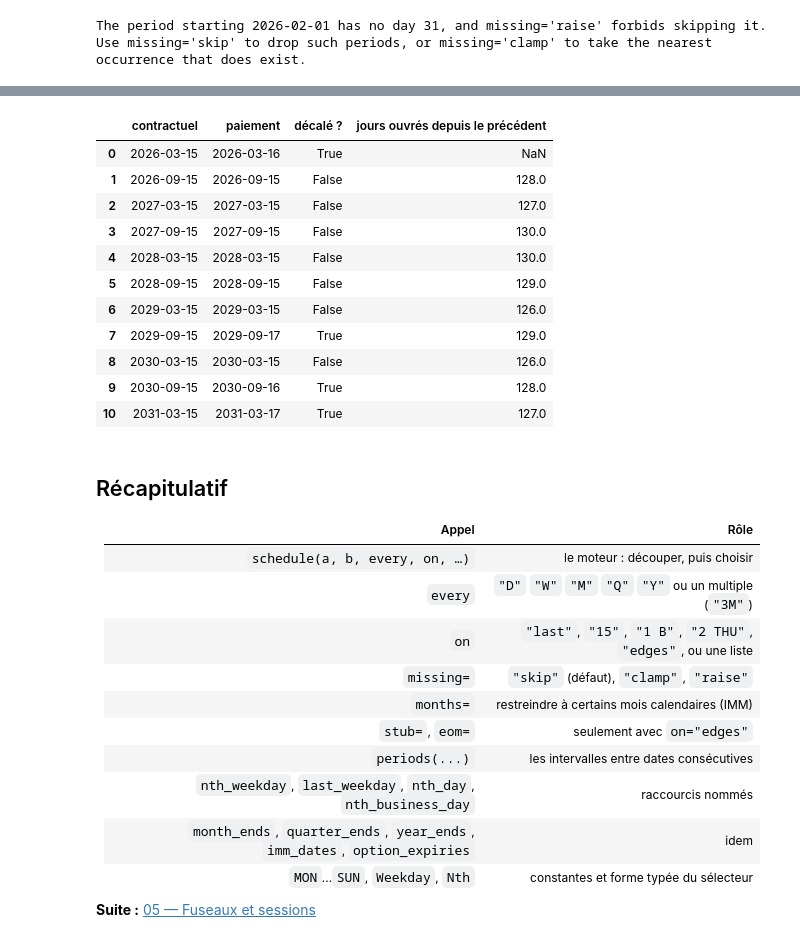
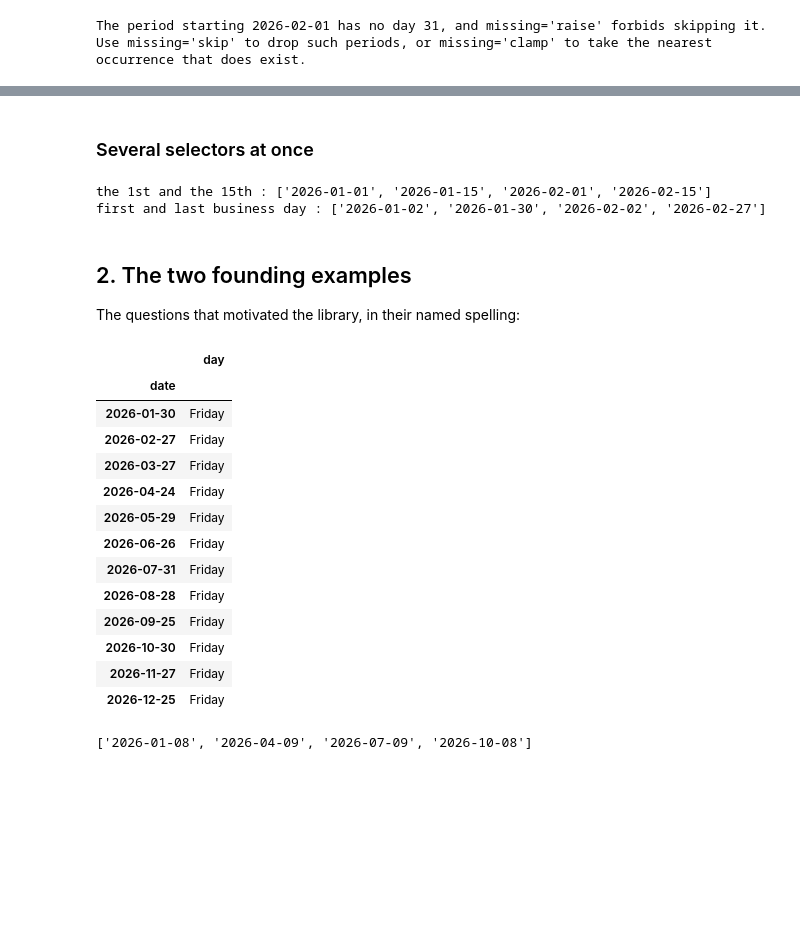
Before and after one commit to Caymaar/better-calendar, a Jupyter notebook: notebooks/04-recurrences-and-schedules.ipynb, the cells around one changed output, grey strips where cells are left out. Drawn from its saved outputs; the diff is of its cells as text; code cells hidden in the pictures; blank space fills up the shorter version.

```diff
--- a/notebooks/04-recurrences-et-echeanciers.ipynb
+++ b/notebooks/04-recurrences-and-schedules.ipynb
@@ -532,42 +171,37 @@ Semestriel, du 15 mars 2026 au 15 mars 2031, réglé en zone euro.
-# %%
-contractuel = schedule("2026-03-15", "2031-03-15", "6M", "edges")
-paiement = schedule("2026-03-15", "2031-03-15", "6M", "edges",
-                    cal="fin:TARGET2", roll="MF")
-
-coupons = pd.DataFrame({"contractuel": montre(contractuel), "paiement": montre(paiement)})
-coupons["décalé ?"] = coupons["contractuel"] != coupons["paiement"]
-coupons["jours ouvrés depuis le précédent"] = [None] + [
-    bcal.count(a, b, cal="fin:TARGET2")
-    for a, b in zip(coupons["paiement"], coupons["paiement"][1:])
-]
-coupons
-# %% [output]
-|  | contractuel | paiement | décalé ? | jours ouvrés depuis le précédent |
-| 0 | 2026-03-15 | 2026-03-16 | True | NaN |
-| 1 | 2026-09-15 | 2026-09-15 | False | 128.0 |
-| 2 | 2027-03-15 | 2027-03-15 | False | 127.0 |
-| 3 | 2027-09-15 | 2027-09-15 | False | 130.0 |
-| 4 | 2028-03-15 | 2028-03-15 | False | 130.0 |
-| 5 | 2028-09-15 | 2028-09-15 | False | 129.0 |
-| 6 | 2029-03-15 | 2029-03-15 | False | 126.0 |
-| 7 | 2029-09-15 | 2029-09-17 | True | 129.0 |
-| 8 | 2030-03-15 | 2030-03-15 | False | 126.0 |
-| 9 | 2030-09-15 | 2030-09-16 | True | 128.0 |
-| 10 | 2031-03-15 | 2031-03-17 | True | 127.0 |
-# %% [markdown]
-## Récapitulatif
-
-| Appel | Rôle |
-|---|---|
-| `schedule(a, b, every, on, …)` | le moteur : découper, puis choisir |
-| `every` | `"D"` `"W"` `"M"` `"Q"` `"Y"` ou un multiple (`"3M"`) |
-| `on` | `"last"`, `"15"`, `"1 B"`, `"2 THU"`, `"edges"`, ou une liste |
-| `missing=` | `"skip"` (défaut), `"clamp"`, `"raise"` |
-| `months=` | restreindre à certains mois calendaires (IMM) |
-| `stub=`, `eom=` | seulement avec `on="edges"` |
-| `periods(...)` | les intervalles entre dates consécutives |
-| `nth_weekday`, `last_weekday`, `nth_day`, `nth_business_day` | raccourcis nommés |
-| `month_ends`, `quarter_ends`, `year_ends`, `imm_dates`, `option_expiries` | idem |
-| `MON`…`SUN`, `Weekday`, `Nth` | constantes et forme typée du sélecteur |
-
-**Suite :** [05 — Fuseaux et sessions](05-fuseaux-et-sessions.ipynb)
+# %% [markdown]
+### Several selectors at once
+# %%
+print("the 1st and the 15th :", show(schedule("2026-01-01", "2026-02-28", "M", ["1", "15"])))
+print("first and last business day :",
+      show(schedule("2026-01-01", "2026-02-28", "M", ["1 B", "last B"], cal="XNYS")))
+# %% [output]
+the 1st and the 15th : ['2026-01-01', '2026-01-15', '2026-02-01', '2026-02-15']
+first and last business day : ['2026-01-02', '2026-01-30', '2026-02-02', '2026-02-27']
+# %% [markdown]
+## 2. The two founding examples
+
+The questions that motivated the library, in their named spelling:
+# %%
+last_fridays = bcal.last_weekday("2026-01-01", "2026-12-31", FRI)
+pd.DataFrame(
+    {"date": show(last_fridays), "day": last_fridays.strftime("%A")}
+).set_index("date")
+# %% [output]
+|  | day |
+| date |  |
+| 2026-01-30 | Friday |
+| 2026-02-27 | Friday |
+| 2026-03-27 | Friday |
+| 2026-04-24 | Friday |
+| 2026-05-29 | Friday |
+| 2026-06-26 | Friday |
+| 2026-07-31 | Friday |
+| 2026-08-28 | Friday |
+| 2026-09-25 | Friday |
+| 2026-10-30 | Friday |
+| 2026-11-27 | Friday |
+| 2026-12-25 | Friday |
+# %%
+show(bcal.nth_weekday("2026-01-01", "2026-12-31", 2, THU, freq="Q"))
+# %% [output]
+['2026-01-08', '2026-04-09', '2026-07-09', '2026-10-08']
```
Also changed, not shown: parts of 99 cells of this notebook, 18 other files.
